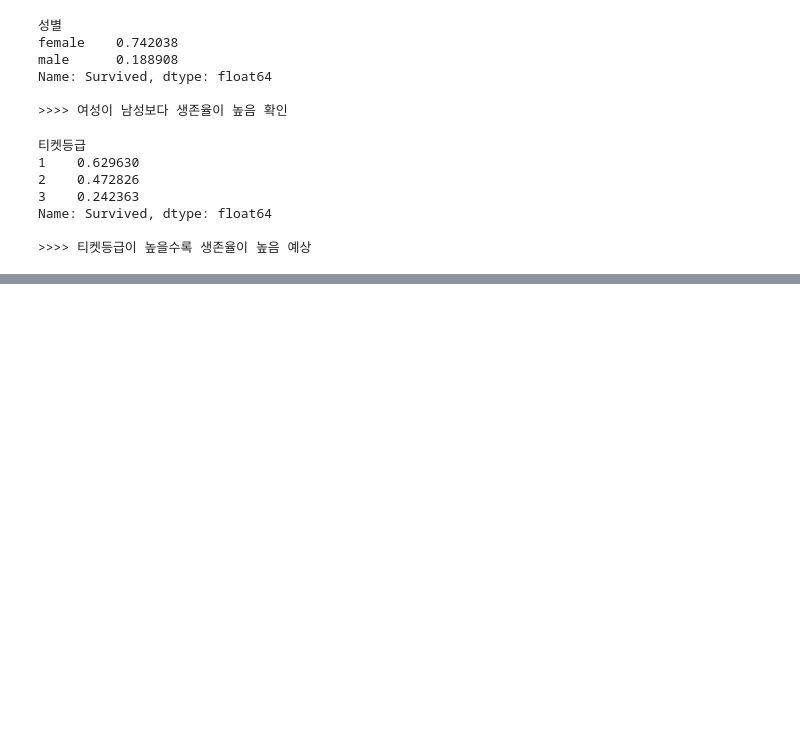
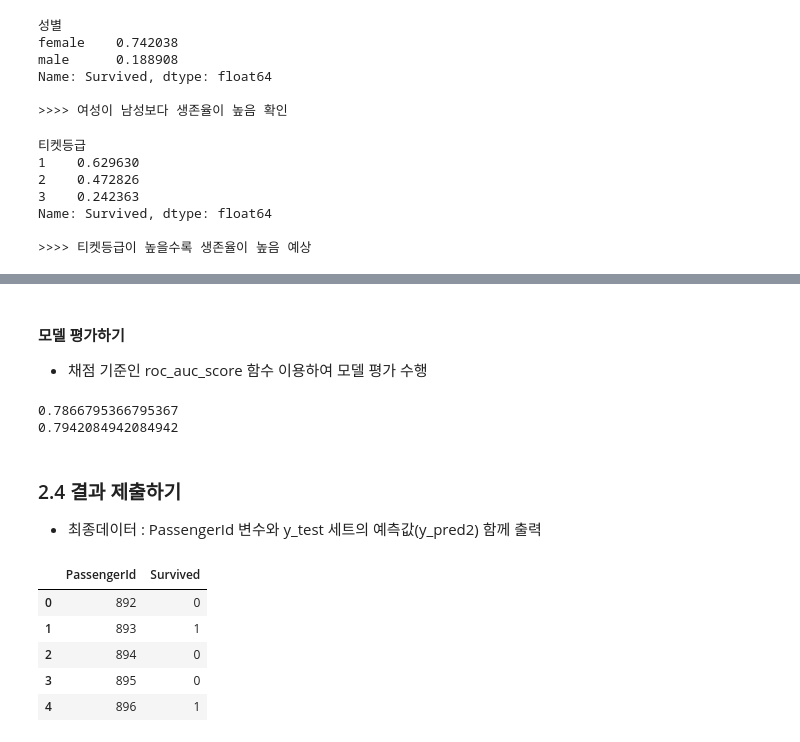
Before and after one commit to eseulLee/python, a Jupyter notebook: study_part05_2.ipynb, the cells around one changed output, grey strips where cells are left out. Saved outputs shown, nothing was run; the diff lists cells and outputs as text; code cells hidden in the pictures; blank space fills up the shorter version.

```diff
--- a/study_part05_2.ipynb
+++ b/study_part05_2.ipynb
@@ -172,0 +423,4 @@ Name: Survived, dtype: float64
+# %% [markdown]
+#### 모델 평가하기
+
+- 채점 기준인 roc_auc_score 함수 이용하여 모델 평가 수행
@@ -172,0 +429,11 @@ Name: Survived, dtype: float64
+# %%
+# 평가지표 결과 비교
+print(roc_auc_score(Y_VAL, Y_VAL_PRED1))
+print(roc_auc_score(Y_VAL, Y_VAL_PRED2))  # 두번째 모델을 최종 모델로 선정
+# %% [output]
+0.7866795366795367
+0.7942084942084942
+# %% [markdown]
+### 2.4 결과 제출하기
+
+- 최종데이터 : PassengerId 변수와 y_test 세트의 예측값(y_pred2) 함께 출력
@@ -172,0 +443,10 @@ Name: Survived, dtype: float64
+# %%
+# 저장된 파일 재확인
+pd.read_csv('data/12345.csv').head()
+# %% [output]
+|  | PassengerId | Survived |
+| 0 | 892 | 0 |
+| 1 | 893 | 1 |
+| 2 | 894 | 0 |
+| 3 | 895 | 0 |
+| 4 | 896 | 1 |
```
Also changed, not shown: parts of 56 cells of this notebook, 2 other files.
